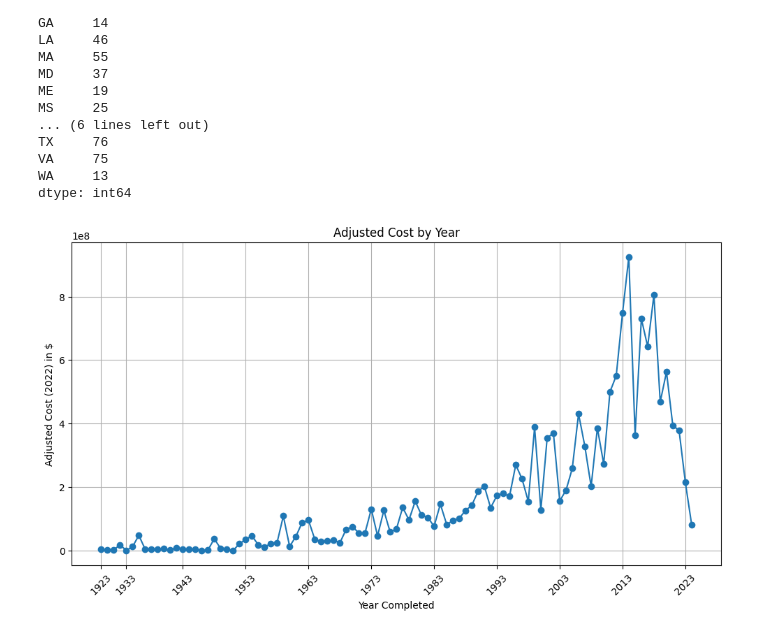
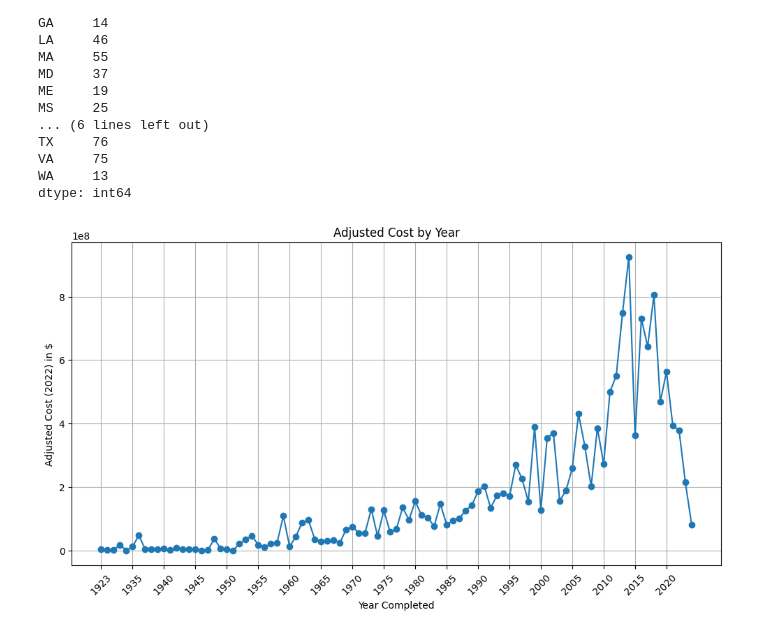
Before and after one commit to argearhart/beach, a Jupyter notebook: 01beach_nourishment.ipynb, the cells around one changed output. Saved outputs shown, nothing was run; the diff lists cells and outputs as text; code cells hidden in the pictures.

Commit message:
Update data files and notebooks

```diff
--- a/01beach_nourishment.ipynb
+++ b/01beach_nourishment.ipynb
@@ -18,8 +18,6 @@ column_names = ['ID', 'State', 'Location', 'Year Completed', 'Primary Funding So
 
 beach = pd.read_excel('data/beach_nourishment_PSDS.xlsx', names = column_names, header=0)
 
-#drop columns that are not needed
-beach.drop(['ID', 'Other Info', 'Source Comment'], axis=1, inplace=True)
 
 
 print(beach.head(5))
@@ -320,33 +321,30 @@ fig = px.bar(x=count_per_state.index, y=count_per_state.values,
              title='Projects by State')
 
 fig.show()
+# %%
+totals_by_year = clean_beach_data.groupby('Year Completed')['Adjusted Cost (2022)'].sum().reset_index()
 # %%
 
 # Convert the 'Year Completed' column to string if it's not already, to ensure consistent tick labeling
 totals_by_year['Year Completed'] = totals_by_year['Year Completed'].astype(str)
 
-# Plotting as a line chart
-plt.figure(figsize=(12, 6))  # Optional: Adjusts the size of chart
+
+
+plt.figure(figsize=(12, 6))
 plt.plot(totals_by_year['Year Completed'], totals_by_year['Adjusted Cost (2022)'], marker='o', linestyle='-')
-
-# Adding title and labels
 plt.title('Adjusted Cost by Year')
 plt.xlabel('Year Completed')
 plt.ylabel('Adjusted Cost (2022) in $')
 
-# Handling x-axis ticks for every 10 years
-# Assuming 'Year Completed' are sorted and are in YYYY format
-start_year = int(totals_by_year['Year Completed'].iloc[0])
-end_year = int(totals_by_year['Year Completed'].iloc[-1])
-tick_years = [str(year) for year in range(start_year, end_year + 1, 10)]  # Generate a list of years for ticks
-plt.xticks(ticks=tick_years, labels=tick_years, rotation=45)  # Set ticks; rotation for readability
+# Adjust the x-axis to show ticks you want. Example: Every 5 years.
+# This assumes 'Year Completed' are already sorted.
+years = totals_by_year['Year Completed']
+# Option: Show every 5th year in the plot or adjust according to your dataset size and readability.
+plt.xticks(ticks=years[::5], labels=years[::5], rotation=45)
 
-# add grid lines to make the chart easier to read
 plt.grid(True)
-
-# Show plot
 plt.show()
 # %% [output]
-[figure, old version]
+[figure, new version]
 # %%
 beach.to_excel('data/beach_data.xlsx', index=False)
```
Also changed, not shown: parts of 6 cells of this notebook, 12 other files.
